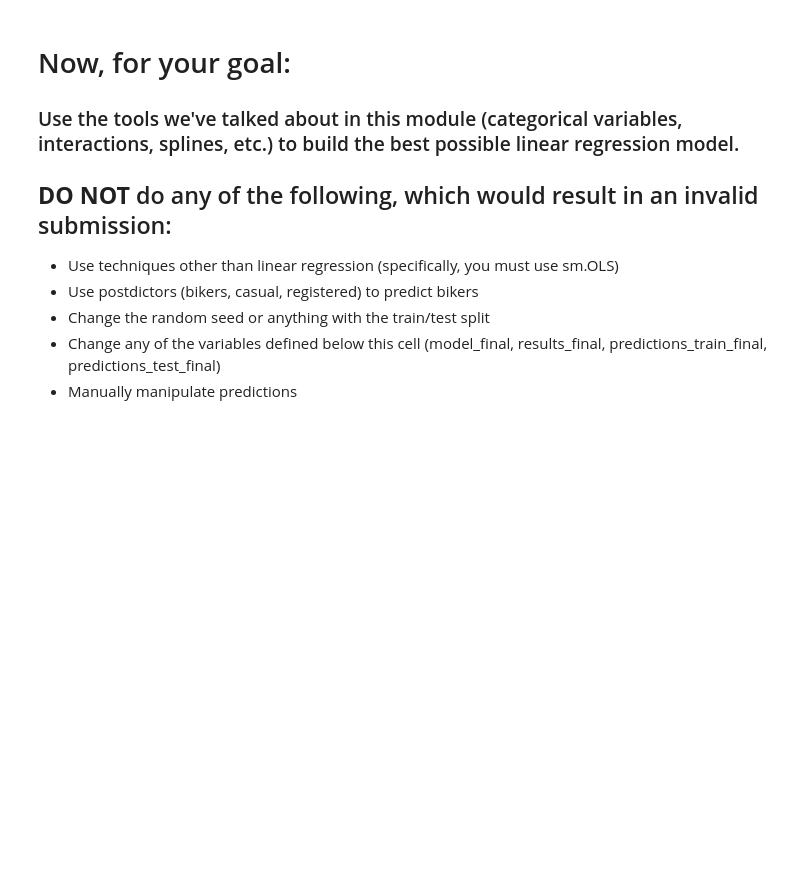
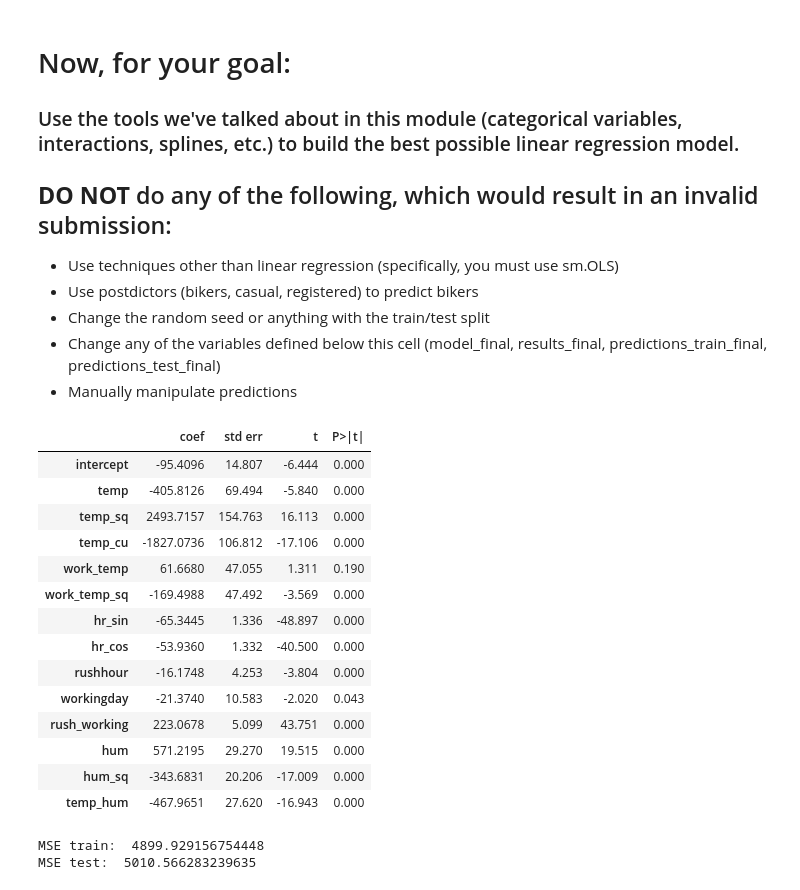
Before and after one commit to JosephPizzuti/code_2600, a Jupyter notebook: mod05_nonlinear.ipynb, the cells around one changed output. Saved outputs shown, nothing was run; the diff lists cells and outputs as text; code cells hidden in the pictures; blank space fills up the shorter version.

```diff
--- a/mod05_nonlinear.ipynb
+++ b/mod05_nonlinear.ipynb
@@ -241,21 +313,72 @@ plot_avg_actual_vs_predicted_by_feature(X=X_train,
 - Manually manipulate predictions
 # %%
 # Data pre-processing (on Train, Test, X_train, and X_test)
+X_train['temp_sq'] = X_train['temp']**2
+X_test['temp_sq'] = X_test['temp']**2
+X_train['temp_cu'] = X_train['temp']**3
+X_test['temp_cu'] = X_test['temp']**3
+
+X_train['rush_working'] = X_train['rushhour'] * X_train['workingday']
+X_test['rush_working'] = X_test['rushhour'] * X_test['workingday']
+
+X_train['hum_sq'] = X_train['hum']**2
+X_test['hum_sq'] = X_test['hum']**2
+
+X_train['temp_hum'] = X_train['temp'] * X_train['hum']
+X_test['temp_hum'] = X_test['temp'] * X_test['hum']
+
+X_train['work_temp'] = X_train['workingday'] * X_train['temp']
+X_test['work_temp'] = X_test['workingday'] * X_test['temp']
+
+X_train['work_temp_sq'] = X_train['workingday'] * X_train['temp_sq']
+X_test['work_temp_sq'] = X_test['workingday'] * X_test['temp_sq']
 # %%
 # Build your linear regression model here.
 vars_to_include = [
-    #fillin
+    'intercept',
+    'temp',
+    'temp_sq',
+    'temp_cu',
+    'work_temp',
+    'work_temp_sq',
+    'hr_sin',
+    'hr_cos',
+    'rushhour',
+    'workingday',
+    'rush_working',
+    'hum',
+    'hum_sq',
+    'temp_hum'
 ]
 
 model_final = sm.OLS(y_train, X_train[vars_to_include])
 results_final = model_final.fit()
 summarize(results_final)
+# %% [output]
+|  | coef | std err | t | P>|t| |
+| intercept | -95.4096 | 14.807 | -6.444 | 0.000 |
+| temp | -405.8126 | 69.494 | -5.840 | 0.000 |
+| temp_sq | 2493.7157 | 154.763 | 16.113 | 0.000 |
+| temp_cu | -1827.0736 | 106.812 | -17.106 | 0.000 |
+| work_temp | 61.6680 | 47.055 | 1.311 | 0.190 |
+| work_temp_sq | -169.4988 | 47.492 | -3.569 | 0.000 |
+| hr_sin | -65.3445 | 1.336 | -48.897 | 0.000 |
+| hr_cos | -53.9360 | 1.332 | -40.500 | 0.000 |
+| rushhour | -16.1748 | 4.253 | -3.804 | 0.000 |
+| workingday | -21.3740 | 10.583 | -2.020 | 0.043 |
+| rush_working | 223.0678 | 5.099 | 43.751 | 0.000 |
+| hum | 571.2195 | 29.270 | 19.515 | 0.000 |
+| hum_sq | -343.6831 | 20.206 | -17.009 | 0.000 |
+| temp_hum | -467.9651 | 27.620 | -16.943 | 0.000 |
 # %%
 predictions_train_final = predict(X_train[vars_to_include], results_final)
 print('MSE train: ', mse(y_train, predictions_train_final))
 
 predictions_test_final = predict(X_test[vars_to_include], results_final)
 print('MSE test: ', mse(y_test, predictions_test_final))
+# %% [output]
+MSE train:  4899.929156754448
+MSE test:  5010.566283239635
 # %%
 plot_avg_actual_vs_predicted_by_feature(X=X_train,
                                         y=y_train,
```
Also changed, not shown: parts of 15 cells of this notebook.
